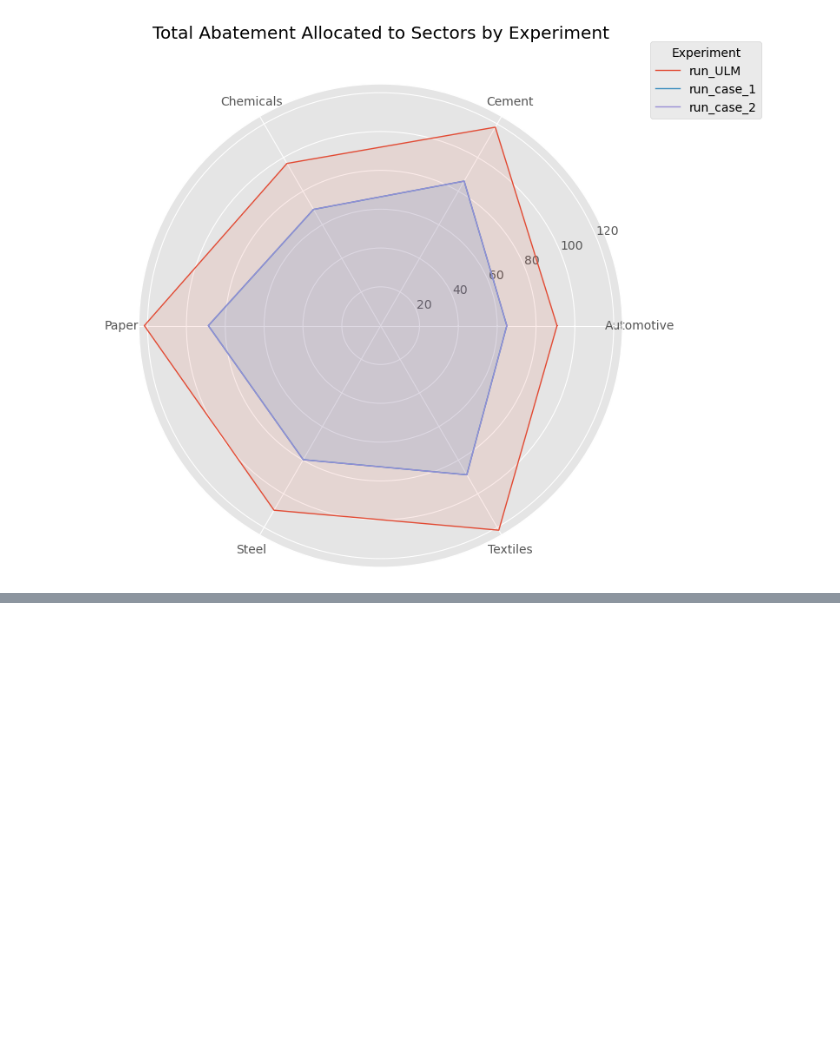
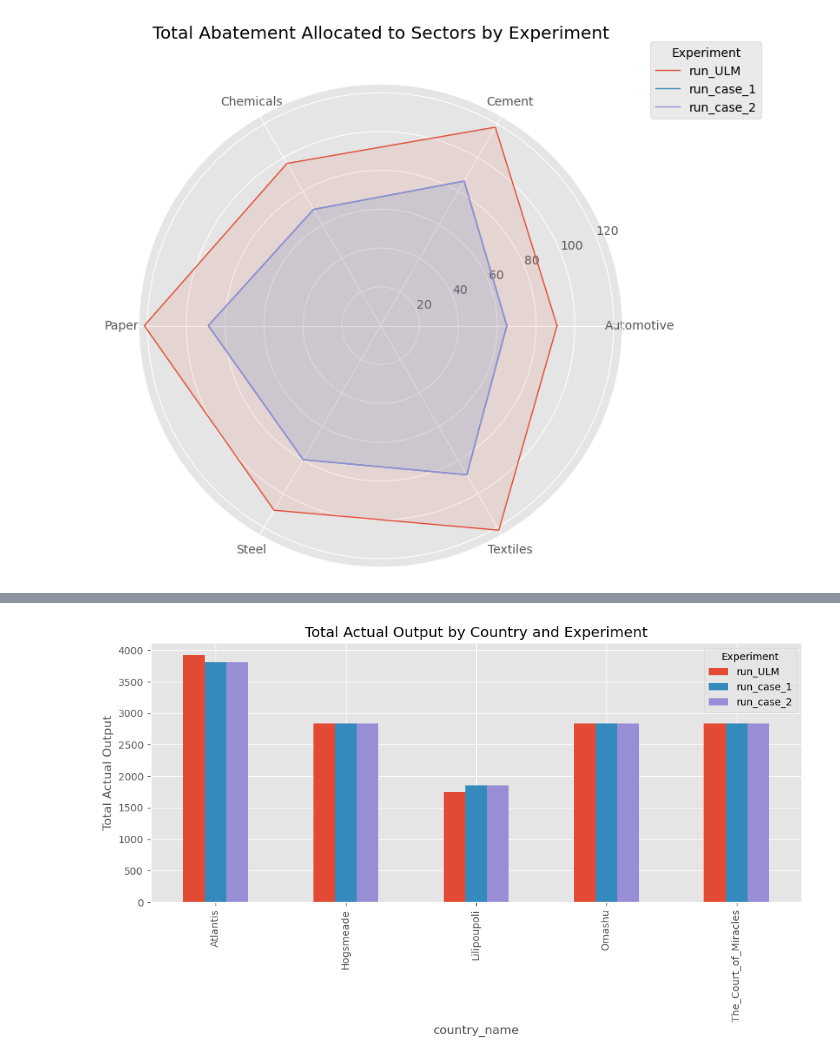
Before and after one commit to kwpap/Diplomatiki_kwpap_step_1, a Jupyter notebook: 2024 Project v2/notebook/31_comparing_exp7.ipynb, the cells around one changed output, grey strips where cells are left out. Saved outputs shown, nothing was run; the diff lists cells and outputs as text; code cells hidden in the pictures; blank space fills up the shorter version.

```diff
--- a/2024 Project v2/notebook/31_comparing_exp7.ipynb
+++ b/2024 Project v2/notebook/31_comparing_exp7.ipynb
@@ -918,3 +930,34 @@ plot_radar_chart(
 )
 # %% [output]
 [figure]
+# %%
+# 1) LaTeX Table: Sum of Actual Output by Country and Experiment
+# -------------------------------
+
+# Merge df_firms2 with df_countries to get country names
+df_firms_countries_actual = pd.merge(
+    df_firms2,
+    df_countries[['id', 'name']],
+    left_on='country_id',
+    right_on='id',
+    suffixes=('', '_country')
+).rename(columns={'name': 'country_name'})
+
+# Group by 'run_name' and 'country_name', sum 'actual_output'
+grouped_country_actual = df_firms_countries_actual.groupby(['run_name', 'country_name'])['actual_output'].sum().reset_index()
+
+# Pivot the data to have countries as rows and run_names as columns
+pivot_country_actual = grouped_country_actual.pivot(index='country_name', columns='run_name', values='actual_output')
+
+# Reindex to ensure all RUN_NAMES are present as columns
+pivot_country_actual = pivot_country_actual.reindex(columns=RUN_NAMES)
+
+# Replace NaN with 0 if any
+pivot_country_actual = pivot_country_actual.fillna(0)
+
+# Add a summary row for each experiment
+pivot_country_actual.loc['Total'] = pivot_country_actual.sum()
+
+# Print LaTeX table
+print("LaTeX Table: Sum of Actual Output by Country and Experiment")
+print(pivot_country_actual.to_latex(float_format="%.2f"))
@@ -920,0 +979,16 @@ plot_radar_chart(
+# %%
+# 2) Bar Plot: Sum of Actual Output by Country and Experiment
+# -------------------------------
+
+# Drop the 'Total' row for plotting
+pivot_country_actual_plot = pivot_country_actual.drop('Total')
+
+# Plot
+ax = pivot_country_actual_plot.plot(kind='bar', figsize=(10, 6))
+plt.ylabel('Total Actual Output')
+plt.title('Total Actual Output by Country and Experiment')
+plt.legend(title='Experiment')
+plt.tight_layout()
+plt.show()
+# %% [output]
+[figure, added]
```
Also changed, not shown: parts of 13 cells of this notebook, 25 other files.
